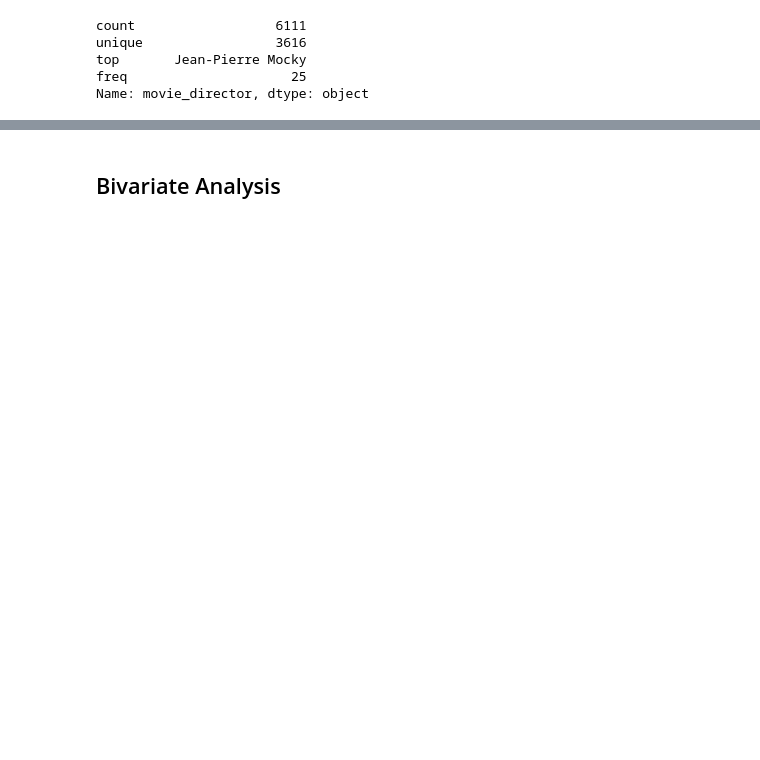
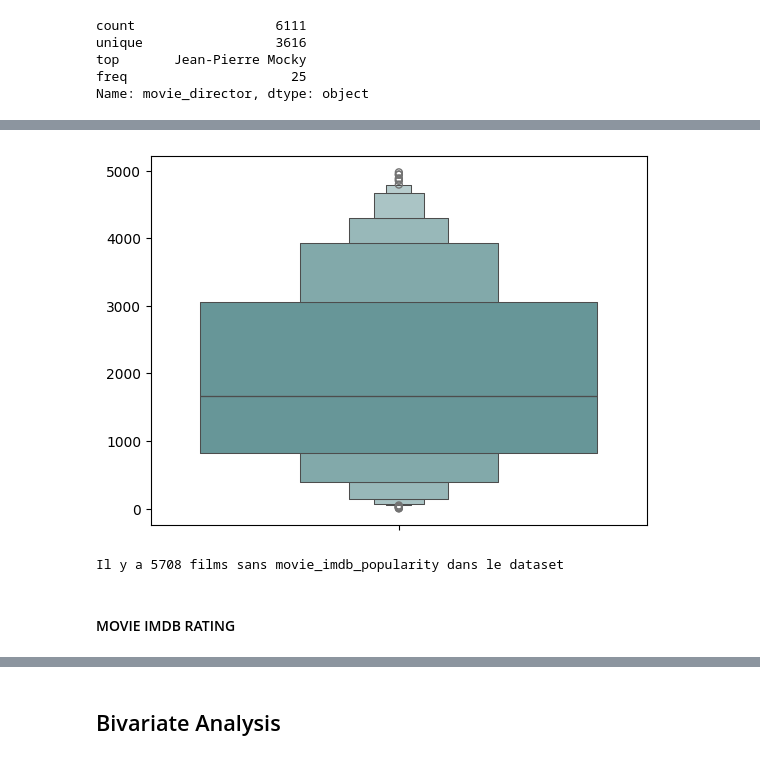
Before and after one commit to t7bo/BOX, a Jupyter notebook: eda/EDA.ipynb, the cells around one changed output, grey strips where cells are left out. Drawn from its saved outputs; the diff is of its cells as text; code cells hidden in the pictures; blank space fills up the shorter version.

```diff
--- a/eda/EDA.ipynb
+++ b/eda/EDA.ipynb
@@ -332,0 +442,13 @@ plt.show()
+# %%
+sns.boxenplot(merge.movie_imdb_popularity, color='cadetblue')
+plt.ylabel("")
+plt.show()
+# %% [output]
+[figure, added]
+# %%
+nan = merge.movie_imdb_popularity.isna().sum()
+print(f'Il y a {nan} films sans movie_imdb_popularity dans le dataset')
+# %% [output]
+Il y a 5708 films sans movie_imdb_popularity dans le dataset
+# %% [markdown]
+#### MOVIE IMDB RATING
```
Also changed, not shown: parts of 69 cells of this notebook.
